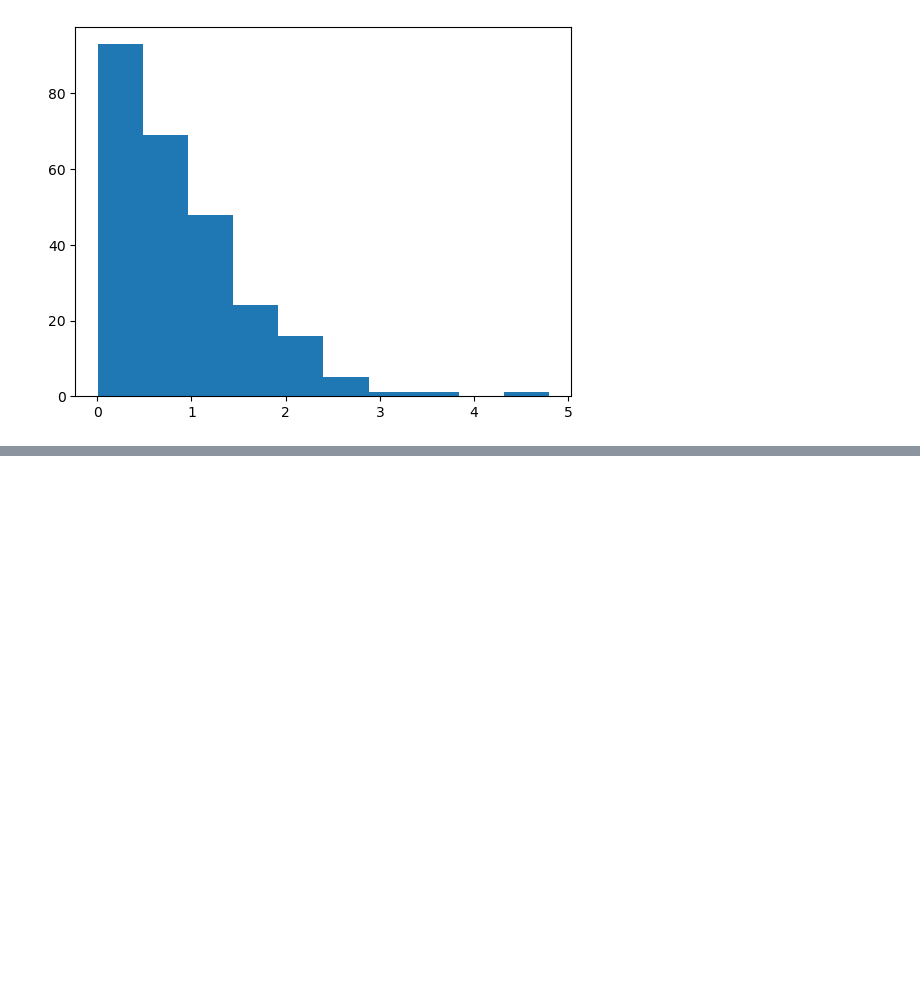
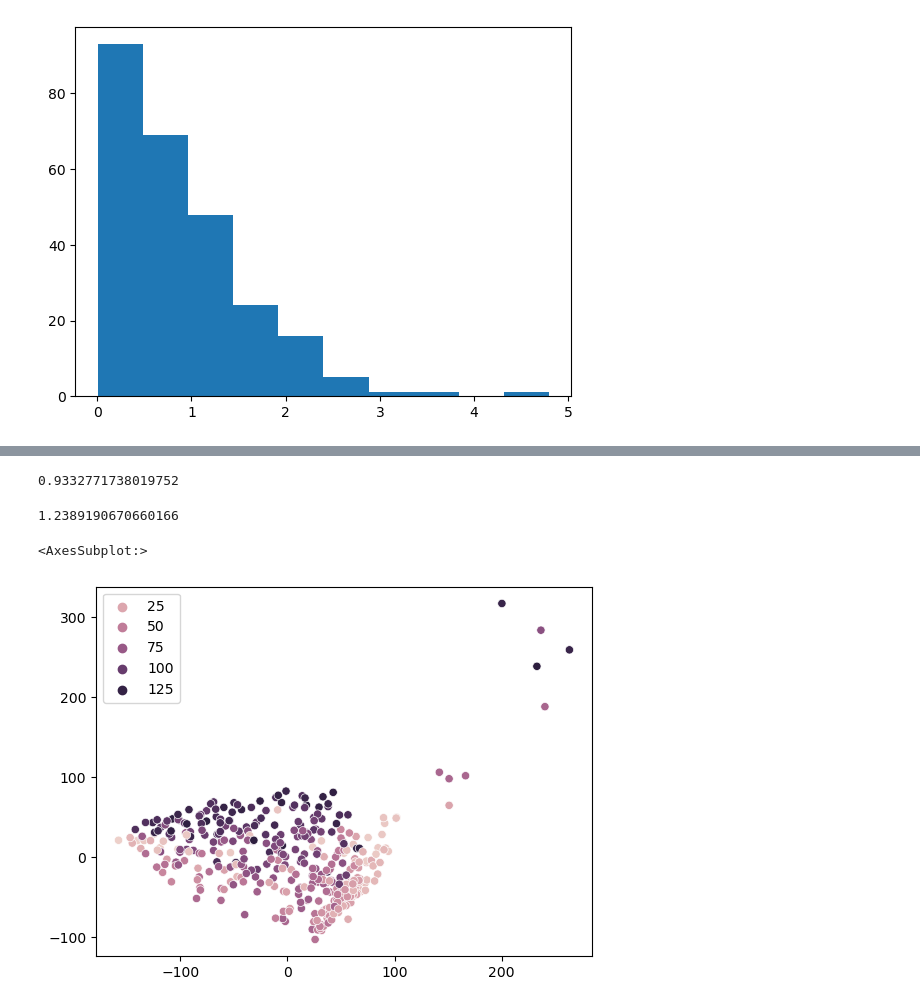
Before and after one commit to AdvancedResearchInnovationCenter/TactiGraph, a Jupyter notebook: src/stupid.ipynb, the cells around one changed output, grey strips where cells are left out. Drawn from its saved outputs; the diff is of its cells as text; code cells hidden in the pictures; blank space fills up the shorter version.

```diff
--- a/src/stupid.ipynb
+++ b/src/stupid.ipynb
@@ -308,0 +226,21 @@ np.degrees(np.max(np.abs(reg_aug.predict(X_val) - y_val)))
+# %%
+np.degrees(np.mean(np.abs(reg_delta_r.predict(X_train_delta_r) - y_train_delta_r)))
+# %% [output]
+0.9332771738019752
+# %%
+np.degrees(np.mean(np.abs(reg_delta_r.predict(X_val_delta_r) - y_val_delta_r)))
+# %% [output]
+1.2389190670660166
+# %%
+from sklearn.decomposition import PCA
+
+pca = PCA(2)
+X_train_pca = pca.fit_transform(X_train)
+# %%
+case_train = np.array([samples[s_idx]['case'] for s_idx in train_idx], dtype=np.float64)
+# %%
+import seaborn as sns
+sns.scatterplot(x=X_train_pca.T[0], y=X_train_pca.T[1], hue=case_train)
+# %% [output]
+<AxesSubplot:>
+[figure, added]
```
Also changed, not shown: parts of 40 cells of this notebook, 2 other files.
